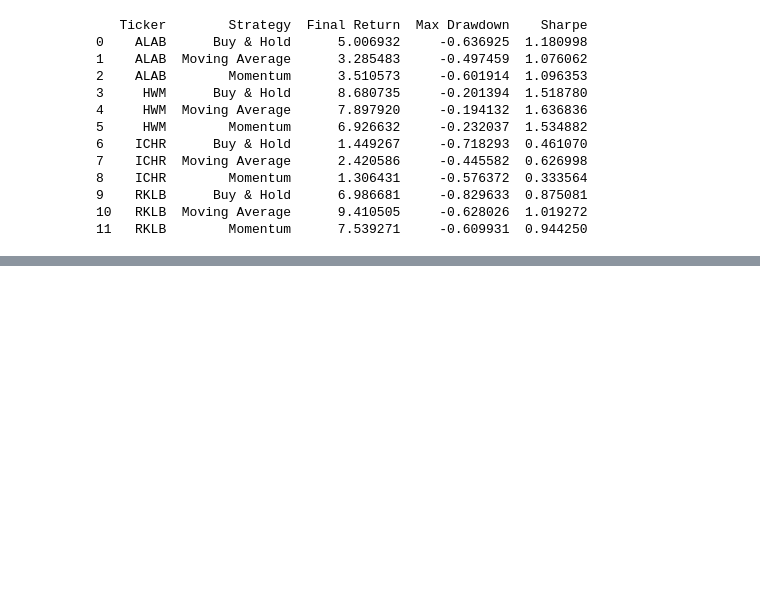
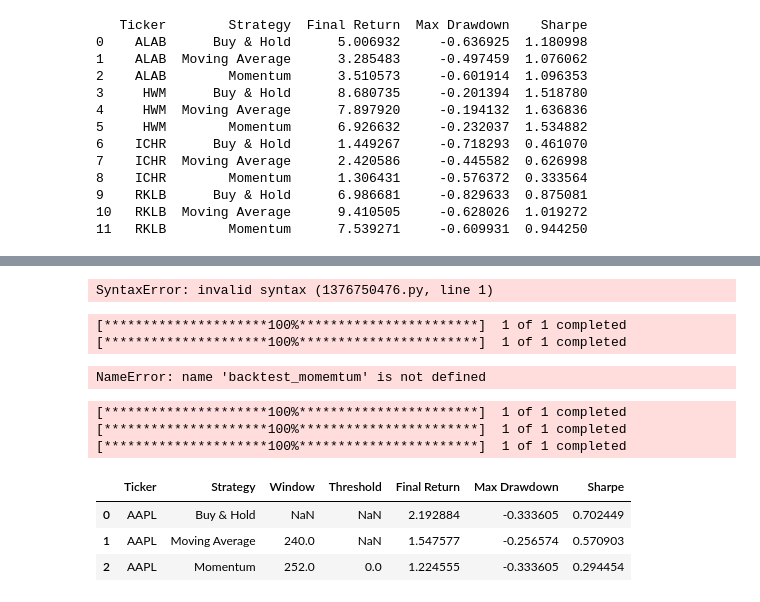
Before and after one commit to mas-analytics/quant-practice, a Jupyter notebook: analysis.ipynb, the cells around one changed output, grey strips where cells are left out. Cells and saved outputs as stored; diff of their text form; code cells hidden in the pictures; blank space fills up the shorter version.

Commit message:
Add experiment parameters to backtests

```diff
--- a/analysis.ipynb
+++ b/analysis.ipynb
@@ -2586,0 +2775,67 @@ for ticker in tickers:
+# %%
+def backtest_ma(ticker, window):
+    df = yf.download(ticker, period="5y")
+    close = df["Close"][ticker]
+    returns = close.pct_change()
+    ma = close.rolling(window).mean()
+    signal = close > ma
+    strategy_returns = (
+        signal.shift(1)
+        .fillna(False)
+        .astype(int)
+        * returns
+    )
+    cumulative_returns = (
+        1 + strategy_returns
+    ).cumprod()
+    rolling_max = cumulative_returns.cummax()
+    drawdown = (
+        cumulative_returns
+        / rolling_max
+        - 1
+    )
+    max_drawdown = drawdown.min()
+    annual_sharpe = (
+        strategy_returns.mean()
+        / strategy_returns.std()
+        * np.sqrt(252)
+    )
+    final_return = cumulative_returns.iloc[-1]
+    return {"Ticker":ticker,
+            "Strategy":"Moving Average",
+            "Window":window,
+            "Threshold":np.nan,
+            "Final Return":final_return,
+            "Max Drawdown":max_drawdown,
+            "Sharpe":annual_sharpe
+    }
+# %%
+results=
+# %% [output]
+SyntaxError: invalid syntax (1376750476.py, line 1)
+# %%
+results=[
+    backtest_buy_hold("AAPL"),
+    backtest_ma("AAPL",240),
+    backtest_momemtum("AAPL",252,0.00)
+]
+pd.DataFrame(results)
+# %% [output]
+[*********************100%***********************]  1 of 1 completed
+[*********************100%***********************]  1 of 1 completed
+NameError: name 'backtest_momemtum' is not defined
+# %%
+results=[
+    backtest_buy_hold("AAPL"),
+    backtest_ma("AAPL",240),
+    backtest_momentum("AAPL",252,0.00)
+]
+pd.DataFrame(results)
+# %% [output]
+[*********************100%***********************]  1 of 1 completed
+[*********************100%***********************]  1 of 1 completed
+[*********************100%***********************]  1 of 1 completed
+|  | Ticker | Strategy | Window | Threshold | Final Return | Max Drawdown | Sharpe |
+| 0 | AAPL | Buy & Hold | NaN | NaN | 2.192884 | -0.333605 | 0.702449 |
+| 1 | AAPL | Moving Average | 240.0 | NaN | 1.547577 | -0.256574 | 0.570903 |
+| 2 | AAPL | Momentum | 252.0 | 0.0 | 1.224555 | -0.333605 | 0.294454 |
```
Also changed, not shown: parts of 14 cells of this notebook.
